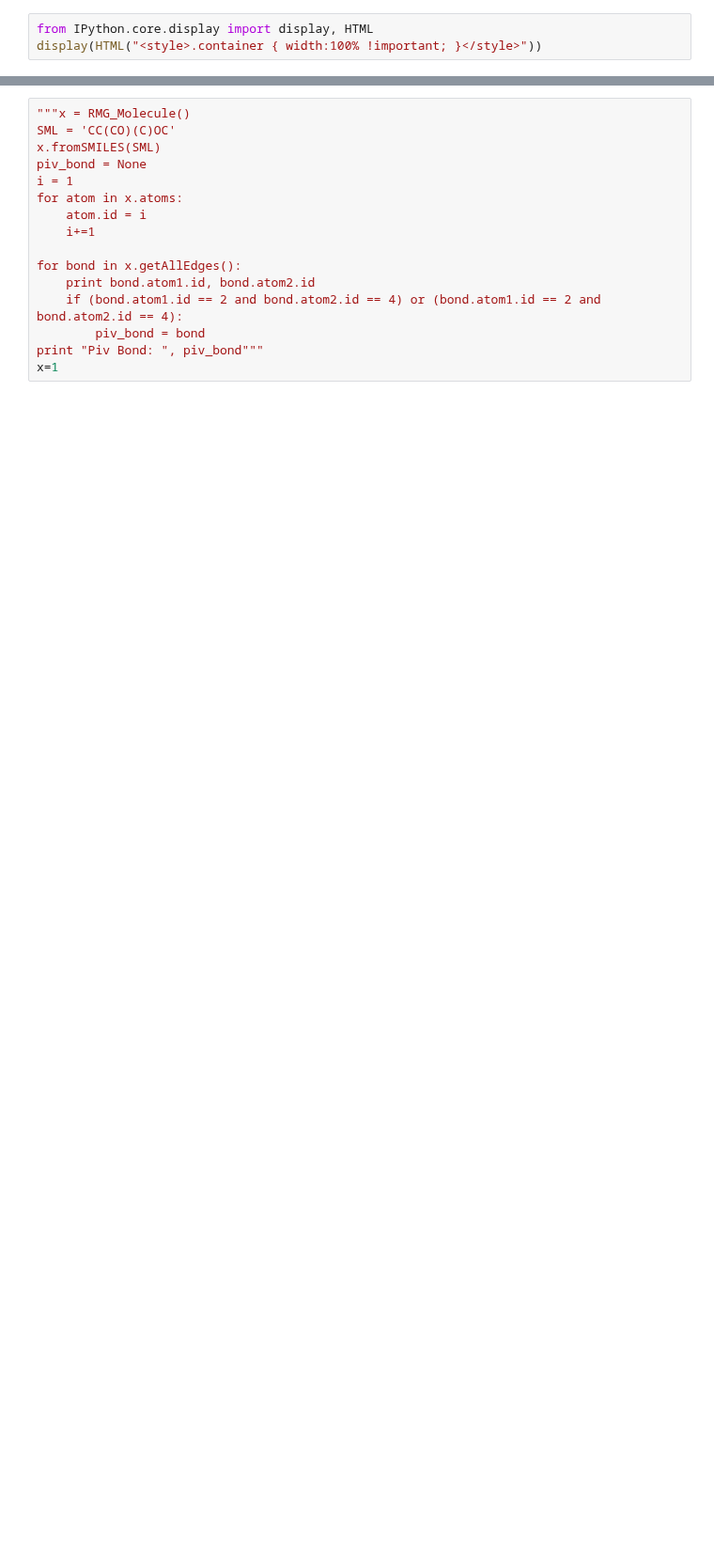
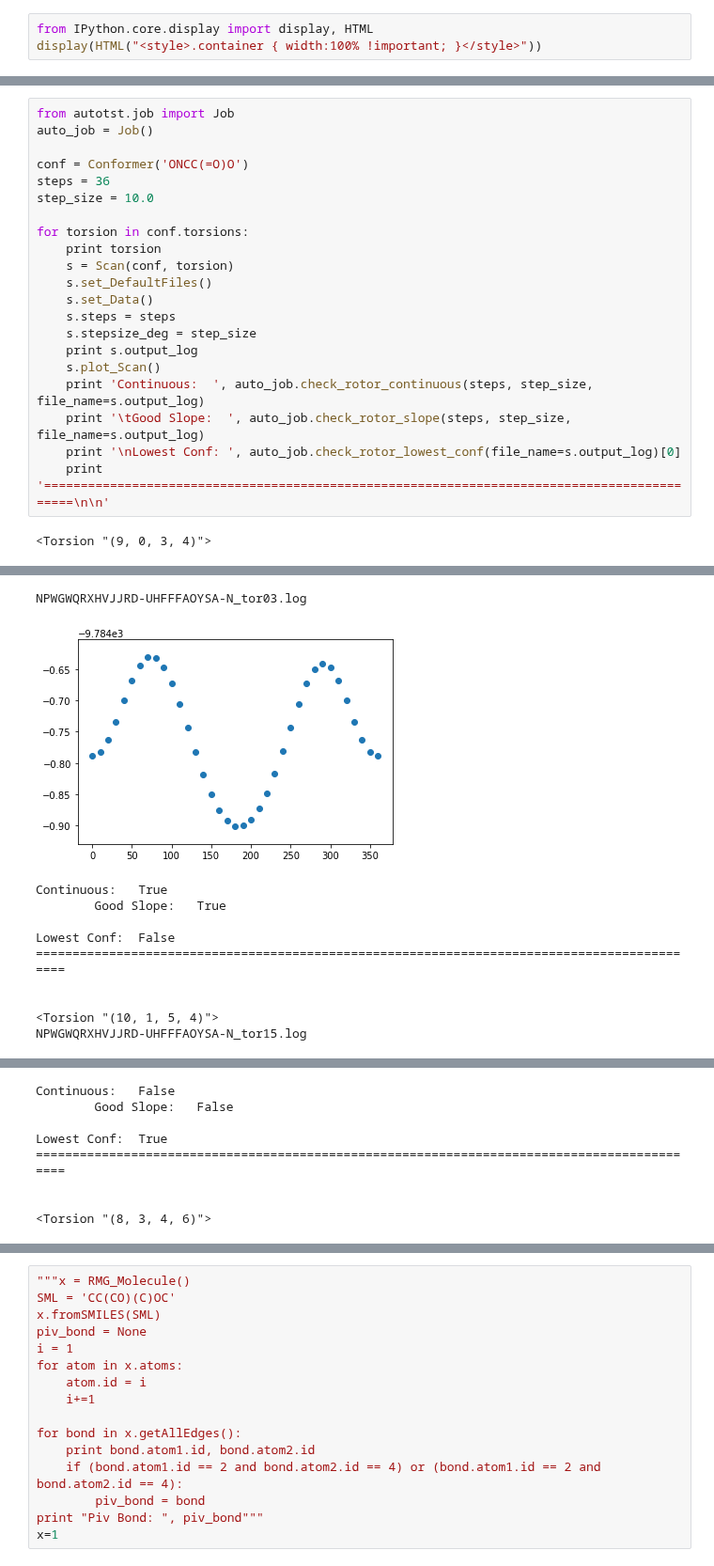
Before and after one commit to C-Underkoffler/Hindered_Rotors, a Jupyter notebook: Rotors_Scratch_Notebook.ipynb, the cells around one changed output, grey strips where cells are left out. Shown at 94% size. Drawn from its saved outputs; the diff is of its cells as text; blank space fills up the shorter version.

Commit message:
Workflow can run to completion. Added many scans under new convention

```diff
--- a/Rotors_Scratch_Notebook.ipynb
+++ b/Rotors_Scratch_Notebook.ipynb
@@ -231,0 +977,23 @@ class fake_statmech():
+# %%
+from autotst.job import Job
+auto_job = Job()
+
+conf = Conformer('ONCC(=O)O')
+steps = 36
+step_size = 10.0
+
+for torsion in conf.torsions:
+    print torsion
+    s = Scan(conf, torsion)
+    s.set_DefaultFiles()
+    s.set_Data()
+    s.steps = steps
+    s.stepsize_deg = step_size
+    print s.output_log
+    s.plot_Scan()
+    print 'Continuous:  ', auto_job.check_rotor_continuous(steps, step_size, file_name=s.output_log)
+    print '\tGood Slope:  ', auto_job.check_rotor_slope(steps, step_size, file_name=s.output_log)
+    print '\nLowest Conf: ', auto_job.check_rotor_lowest_conf(file_name=s.output_log)[0]
+    print '============================================================================================\n\n'
+# %% [output]
+<Torsion "(9, 0, 3, 4)">
@@ -231,0 +1001,11 @@ class fake_statmech():
+NPWGWQRXHVJJRD-UHFFFAOYSA-N_tor03.log
+[figure, added]
+Continuous:   True
+        Good Slope:   True
+
+Lowest Conf:  False
+============================================================================================
+
+
+<Torsion "(10, 1, 5, 4)">
+NPWGWQRXHVJJRD-UHFFFAOYSA-N_tor15.log
@@ -231,0 +1013,8 @@ class fake_statmech():
+Continuous:   False
+        Good Slope:   False
+
+Lowest Conf:  True
+============================================================================================
+
+
+<Torsion "(8, 3, 4, 6)">
```
Also changed, not shown: parts of 49 cells of this notebook, 26 other files.
